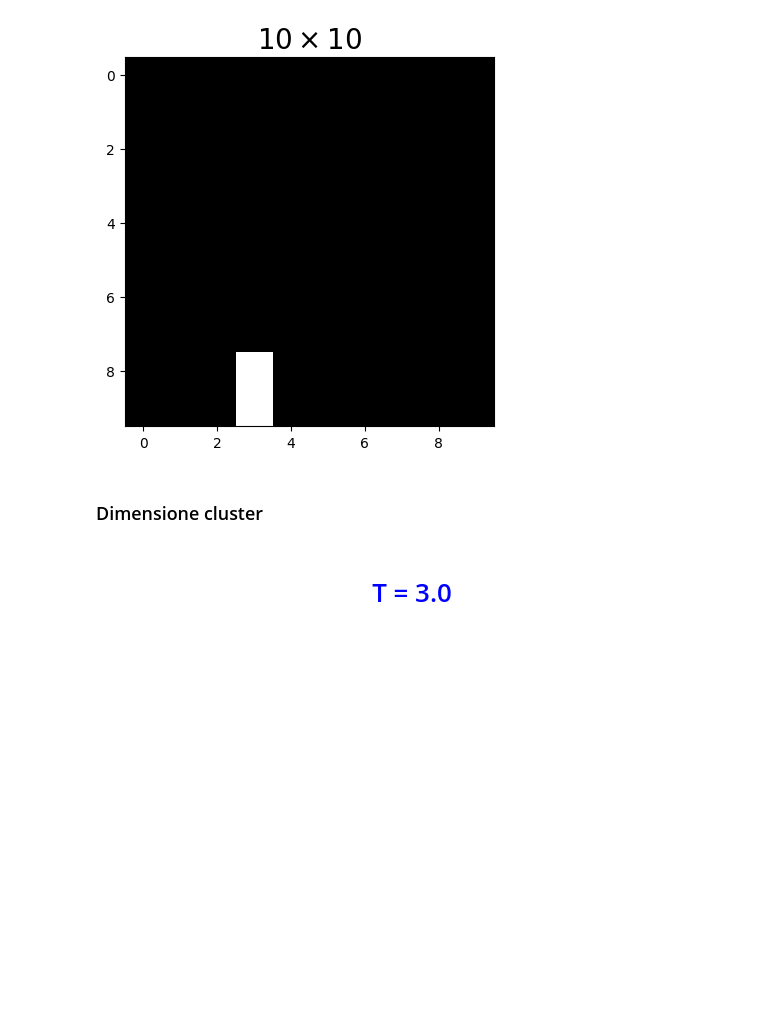
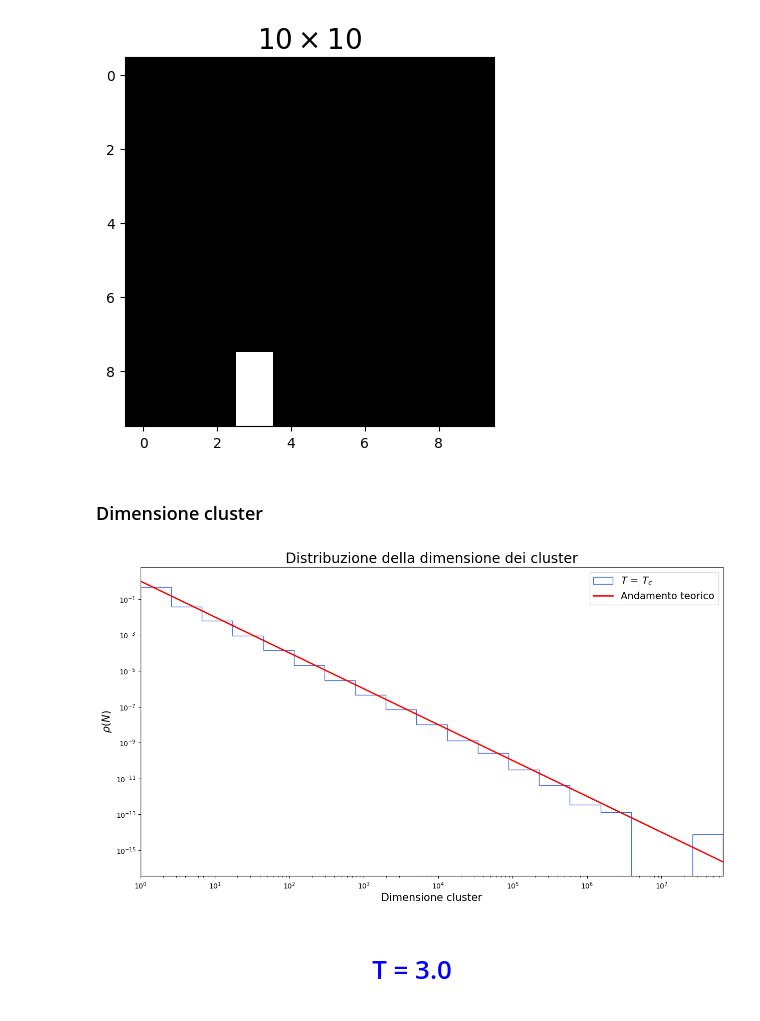
Before and after one commit to Negrini085/Simulazione-di-Materia-Condensata, a Jupyter notebook: Approfondimento/Ising2D/analisi/coarseGraining.ipynb, the cells around one changed output. Saved outputs shown, nothing was run; the diff lists cells and outputs as text; code cells hidden in the pictures; blank space fills up the shorter version.

```diff
--- a/Approfondimento/Ising2D/analisi/coarseGraining.ipynb
+++ b/Approfondimento/Ising2D/analisi/coarseGraining.ipynb
@@ -156,24 +156,26 @@ dim_Tc = get_sizes(lab)
 # %%
 bins = np.geomspace(min(dim_Tc), max(dim_Tc), num=20)
 
 teor = np.array([
     1/t**2
     for t in bins
 ])
 
 
 fig = plt.figure(figsize=(15, 8))
 plt.hist(dim_Tc, bins=bins, histtype="step", color="royalblue", density = True, label=r"$T\,=\,T_c$")
 plt.plot(bins, teor, color = "red", lw = 2, label = "Andamento teorico")
 plt.xscale("log")
 plt.yscale("log")
 plt.xlim(min(dim_Tc), max(dim_Tc))
 plt.title("Distribuzione della dimensione dei cluster", fontsize = 20)
 plt.xlabel("Dimensione cluster", fontsize = 15)
-plt.ylabel("# cluster", fontsize = 15)
+plt.ylabel(r"$\rho\left(N\right)$", fontsize = 15)
 
 plt.legend(loc = 'best', fontsize = 14)
 plt.show()
+# %% [output]
+[figure, added]
 # %% [markdown]
 <center>
 
```
Also changed, not shown: parts of 6 cells of this notebook, 45 other files.
